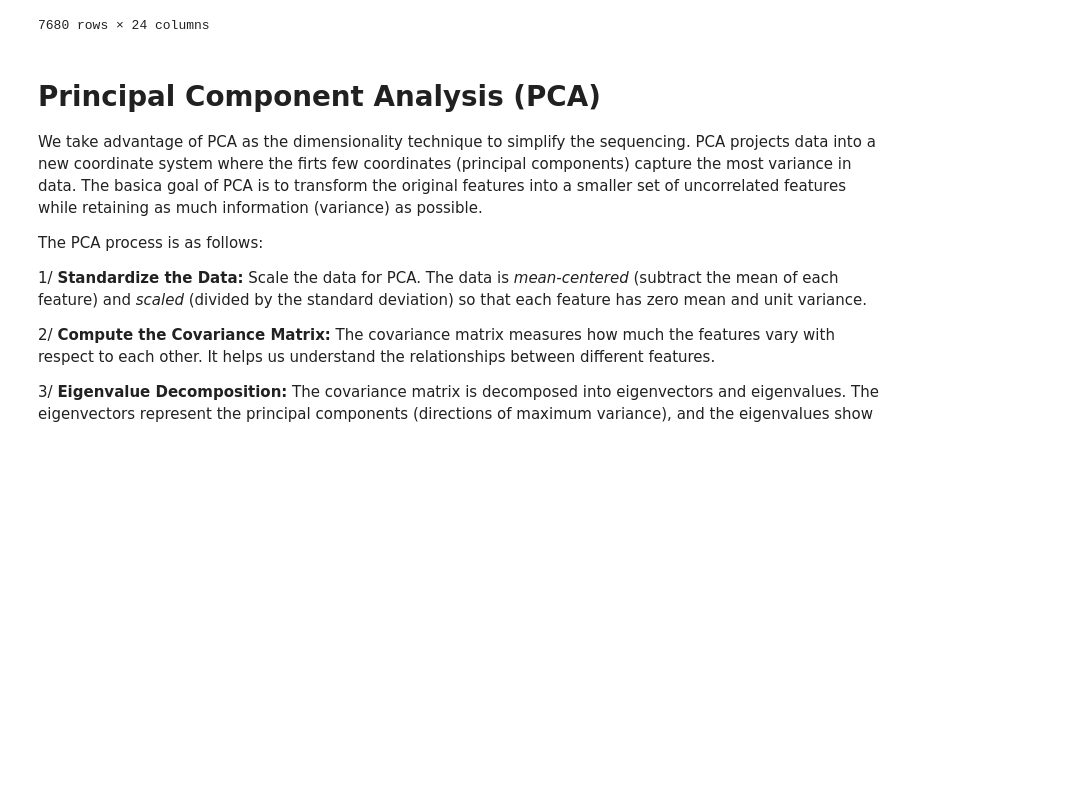
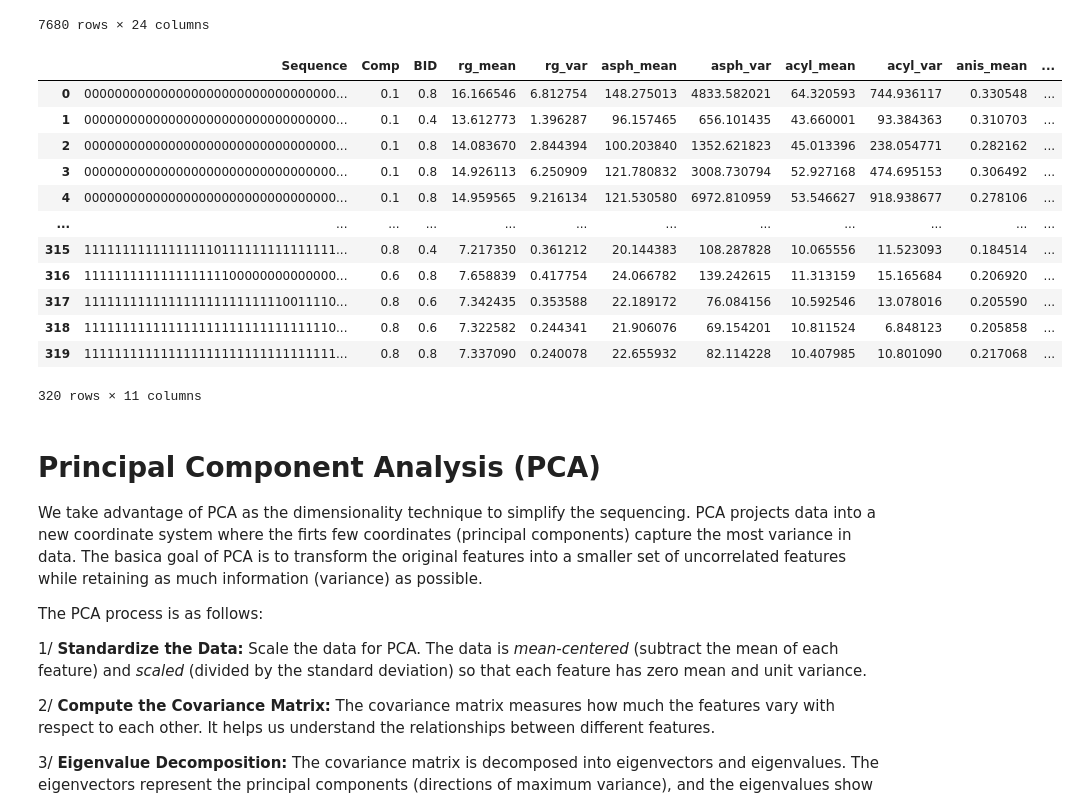
Before and after one commit to PhucMTran/COS-513-Project, a Jupyter notebook: COS513_Project.ipynb, the cells around one changed output. Drawn from its saved outputs; the diff is of its cells as text; code cells hidden in the pictures; blank space fills up the shorter version.

```diff
--- a/COS513_Project.ipynb
+++ b/COS513_Project.ipynb
@@ -80,6 +80,33 @@ Data
 | 7678 | 0.8 | 0.8 | 39 | 22 | 7.411105 | 21.967894 | 12.709280 | 0.208238 | 1 | 4 | ... | ... |
 | 7679 | 0.8 | 0.8 | 39 | 23 | 8.166996 | 34.187062 | 14.745779 | 0.314231 | 1 | 4 | ... | ... |
 7680 rows × 24 columns
+# %%
+group_cols = ['Sequence', 'Comp', 'BID']  # adjust if more inputs exist
+output_cols = ['rg', 'asph', 'acyl', 'anis']
+
+# Compute mean and variance of the outputs
+summary_df = Data.groupby(group_cols)[output_cols].agg(['mean', 'var']).reset_index()
+
+# Flatten multi-level column names
+summary_df.columns = ['_'.join(col).strip('_') for col in summary_df.columns.values]
+
+# Show result
+summary_df.to_csv("SCNP_Data_mean_var.csv")
+summary_df
+# %% [output]
+|  | Sequence | Comp | BID | rg_mean | rg_var | asph_mean | asph_var | acyl_mean | acyl_var | anis_mean | ... |
+| 0 | 000000000000000000000000000000000... | 0.1 | 0.8 | 16.166546 | 6.812754 | 148.275013 | 4833.582021 | 64.320593 | 744.936117 | 0.330548 | ... |
+| 1 | 000000000000000000000000000000000... | 0.1 | 0.4 | 13.612773 | 1.396287 | 96.157465 | 656.101435 | 43.660001 | 93.384363 | 0.310703 | ... |
+| 2 | 000000000000000000000000000000000... | 0.1 | 0.8 | 14.083670 | 2.844394 | 100.203840 | 1352.621823 | 45.013396 | 238.054771 | 0.282162 | ... |
+| 3 | 000000000000000000000000000000000... | 0.1 | 0.8 | 14.926113 | 6.250909 | 121.780832 | 3008.730794 | 52.927168 | 474.695153 | 0.306492 | ... |
+| 4 | 000000000000000000000000000000000... | 0.1 | 0.8 | 14.959565 | 9.216134 | 121.530580 | 6972.810959 | 53.546627 | 918.938677 | 0.278106 | ... |
+| ... | ... | ... | ... | ... | ... | ... | ... | ... | ... | ... | ... |
+| 315 | 111111111111111110111111111111111... | 0.8 | 0.4 | 7.217350 | 0.361212 | 20.144383 | 108.287828 | 10.065556 | 11.523093 | 0.184514 | ... |
+| 316 | 111111111111111111100000000000000... | 0.6 | 0.8 | 7.658839 | 0.417754 | 24.066782 | 139.242615 | 11.313159 | 15.165684 | 0.206920 | ... |
+| 317 | 111111111111111111111111110011110... | 0.8 | 0.6 | 7.342435 | 0.353588 | 22.189172 | 76.084156 | 10.592546 | 13.078016 | 0.205590 | ... |
+| 318 | 111111111111111111111111111111110... | 0.8 | 0.6 | 7.322582 | 0.244341 | 21.906076 | 69.154201 | 10.811524 | 6.848123 | 0.205858 | ... |
+| 319 | 111111111111111111111111111111111... | 0.8 | 0.8 | 7.337090 | 0.240078 | 22.655932 | 82.114228 | 10.407985 | 10.801090 | 0.217068 | ... |
+320 rows × 11 columns
 # %% [markdown]
 # Principal Component Analysis (PCA)
 
```
Also changed, not shown: parts of 33 cells of this notebook.
